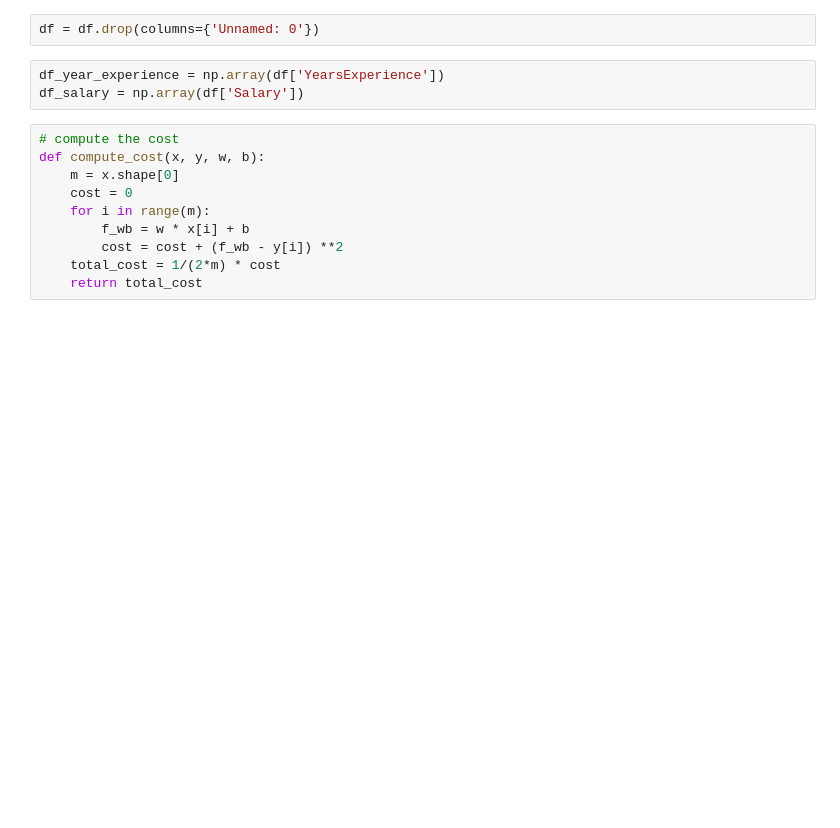
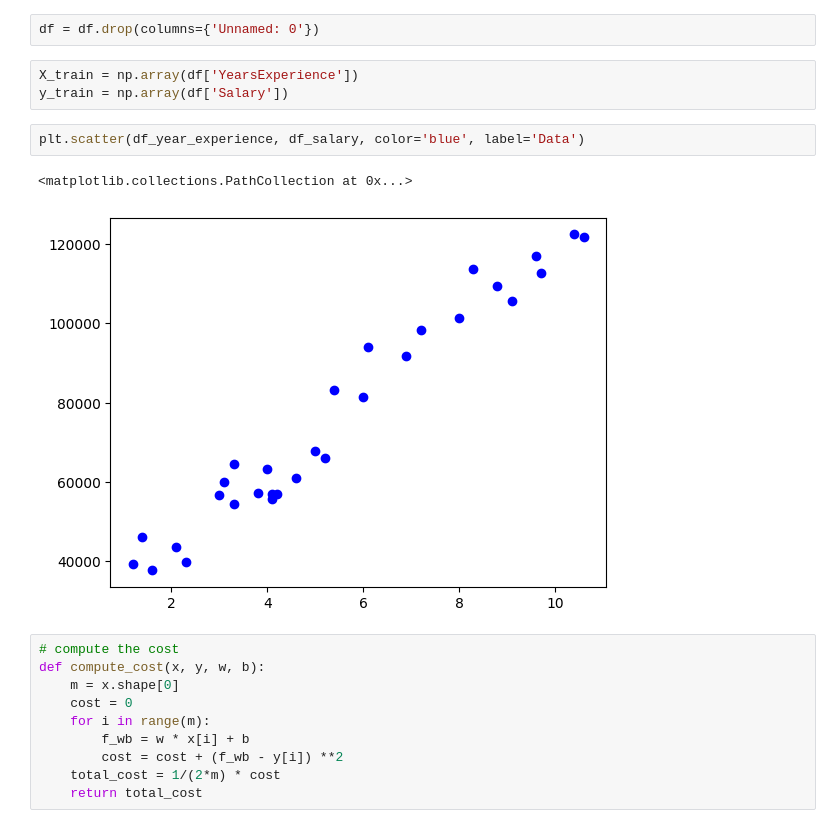
Before and after one commit to romyhsb/Linear-Regression-Algorithm, a Jupyter notebook: gradien-descent/gradient-descent-salary_experience.ipynb, the cells around one changed output. Cells and saved outputs as stored; diff of their text form; blank space fills up the shorter version.

Commit message:
plotting data and try to use neural network

```diff
--- a/gradien-descent/gradient-descent-salary_experience.ipynb
+++ b/gradien-descent/gradient-descent-salary_experience.ipynb
@@ -22,8 +23,13 @@ df.sample(5)
 # %%
 df = df.drop(columns={'Unnamed: 0'})
 # %%
-df_year_experience = np.array(df['YearsExperience'])
-df_salary = np.array(df['Salary'])
+X_train = np.array(df['YearsExperience'])
+y_train = np.array(df['Salary'])
+# %%
+plt.scatter(df_year_experience, df_salary, color='blue', label='Data')
+# %% [output]
+<matplotlib.collections.PathCollection at 0x...>
+[figure, added]
 # %%
 # compute the cost
 def compute_cost(x, y, w, b):
```
Also changed, not shown: parts of 9 cells of this notebook, 1 other file.
